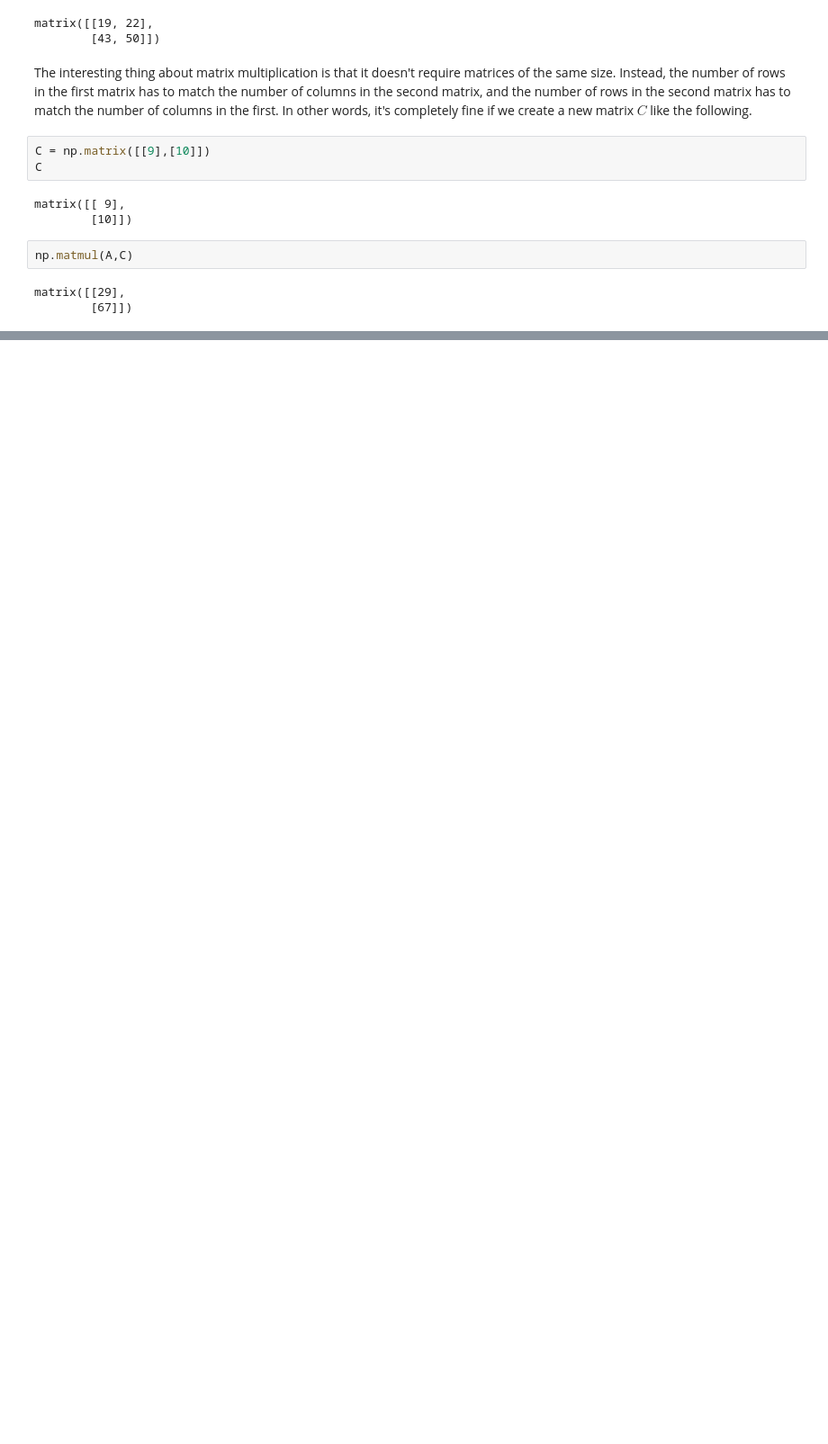
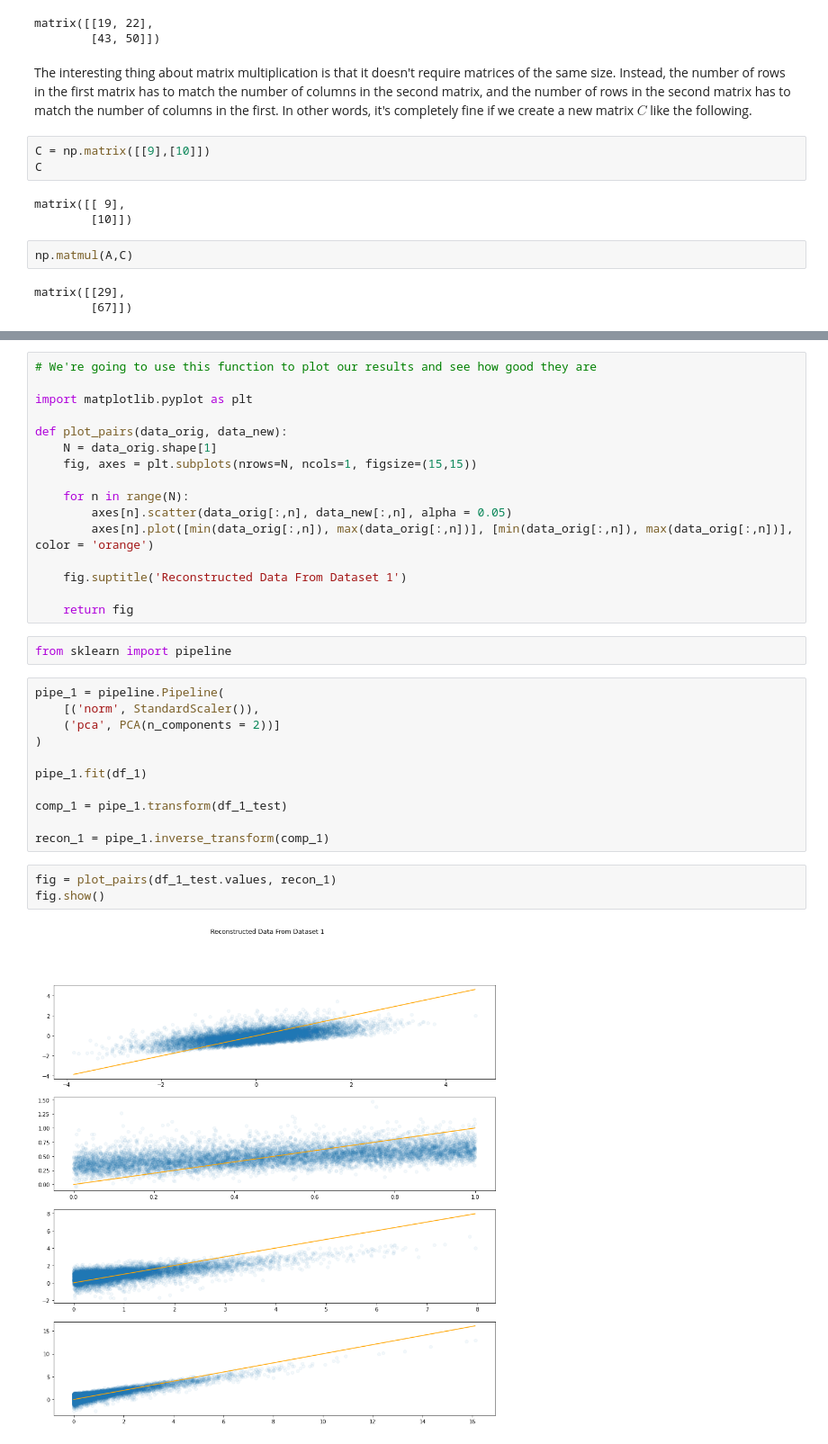
Before and after one commit to ajfinch123/ajfinch123.github.io, a Jupyter notebook: jupyter_notebooks/shrunk_data.ipynb, the cells around one changed output, grey strips where cells are left out. Shown at 90% size. Cells and saved outputs as stored; diff of their text form; blank space fills up the shorter version.

Commit message:
Finished first draft of Honey I Shrunk the Data and starting on Acting Out.

```diff
--- a/jupyter_notebooks/shrunk_data.ipynb
+++ b/jupyter_notebooks/shrunk_data.ipynb
@@ -192,0 +284,34 @@ Unfortunately, we still have one requirement left:
+# %%
+# We're going to use this function to plot our results and see how good they are
+
+import matplotlib.pyplot as plt
+
+def plot_pairs(data_orig, data_new):
+    N = data_orig.shape[1]
+    fig, axes = plt.subplots(nrows=N, ncols=1, figsize=(15,15))
+
+    for n in range(N):
+        axes[n].scatter(data_orig[:,n], data_new[:,n], alpha = 0.05)
+        axes[n].plot([min(data_orig[:,n]), max(data_orig[:,n])], [min(data_orig[:,n]), max(data_orig[:,n])], color = 'orange')
+
+    fig.suptitle('Reconstructed Data From Dataset 1')
+
+    return fig
+# %%
+from sklearn import pipeline
+# %%
+pipe_1 = pipeline.Pipeline(
+    [('norm', StandardScaler()),
+    ('pca', PCA(n_components = 2))]
+)
+
+pipe_1.fit(df_1)
+
+comp_1 = pipe_1.transform(df_1_test)
+
+recon_1 = pipe_1.inverse_transform(comp_1)
+# %%
+fig = plot_pairs(df_1_test.values, recon_1)
+fig.show()
+# %% [output]
+[figure, added]
```
Also changed, not shown: parts of 50 cells of this notebook, 4 other files.
